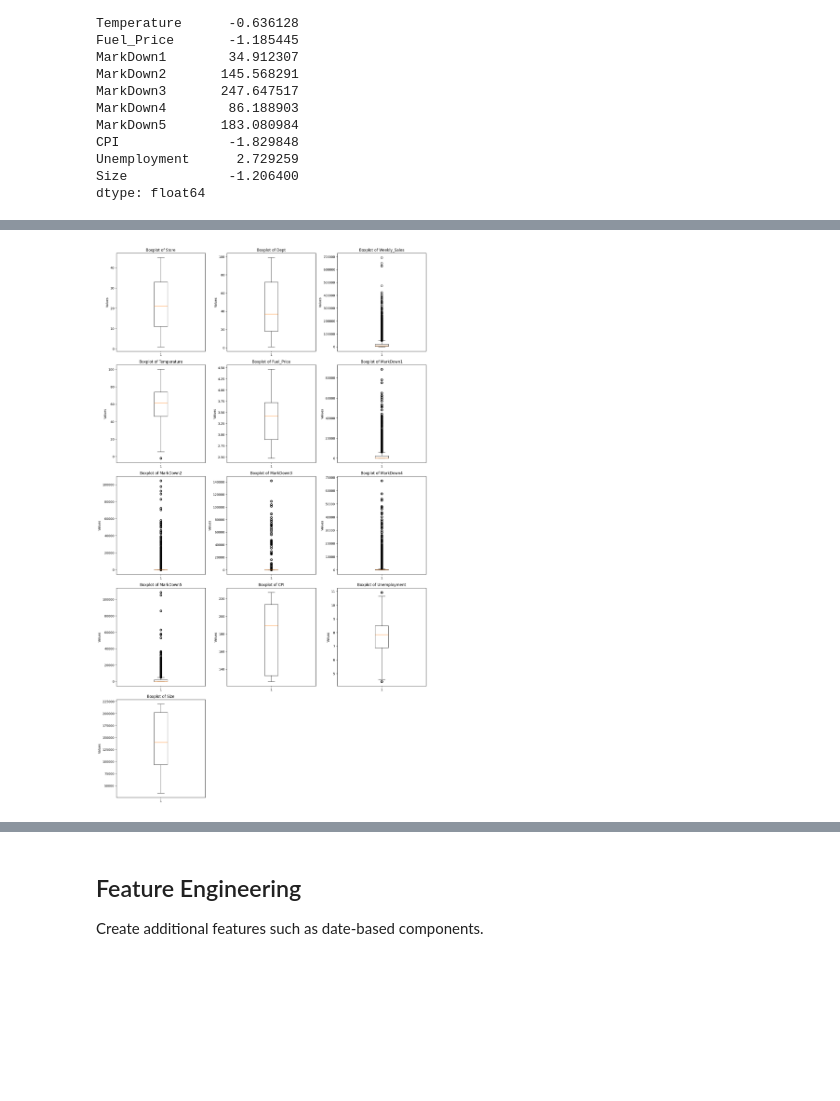
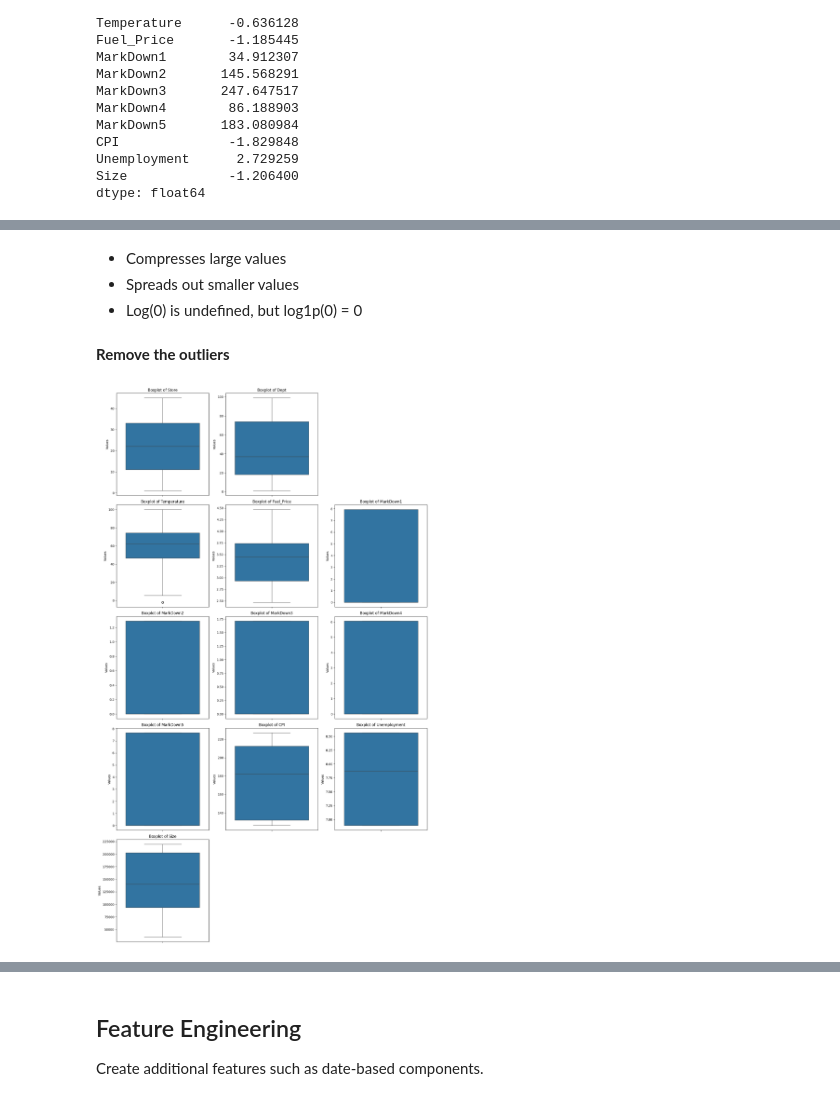
Before and after one commit to bright-light-hub/ML, a Jupyter notebook: Retail Sales Analytics.ipynb, the cells around one changed output, grey strips where cells are left out. Saved outputs shown, nothing was run; the diff lists cells and outputs as text; code cells hidden in the pictures; blank space fills up the shorter version.

```diff
--- a/Retail Sales Analytics.ipynb
+++ b/Retail Sales Analytics.ipynb
@@ -360,3 +365,0 @@ np.float64(-4213.575000000001)
-# %%
-df = df[(df['Unemployment'] > lower_bound['Unemployment']) & (df['Unemployment'] < upper_bound['Unemployment'])]
-df.reset_index(drop=True, inplace=True)
@@ -365,0 +480,13 @@ df.reset_index(drop=True, inplace=True)
+# %%
+num_cols = len(numerical_columns)
+plt.figure(figsize=(15, 5 * num_cols))
+for i, col in enumerate(numerical_columns, 1):
+    if col == "Weekly_Sales":
+        continue
+    plt.subplot(num_cols, 3, i)
+    sns.boxplot(df[col])
+    plt.title(f'Boxplot of {col}')
+    plt.ylabel('Values')
+
+plt.tight_layout()
+plt.show()
@@ -366,13 +495,29 @@ df.reset_index(drop=True, inplace=True)
+# %%
+for col in ['MarkDown1', 'MarkDown2', 'MarkDown3', 'MarkDown4', 'MarkDown5']:
+    df[col] = np.log1p(df[col])
+# %% [markdown]
+- Compresses large values
+- Spreads out smaller values
+- Log(0) is undefined, but log1p(0) = 0
+# %%
+for col in ['MarkDown1', 'MarkDown2', 'MarkDown3', 'MarkDown4', 'MarkDown5', 'Unemployment']:
+    q_low = df[col].quantile(0.25)
+    q_hi = df[col].quantile(0.75)
+    df[col] = np.clip(df[col], q_low, q_hi)
+# %% [markdown]
+**Remove the outliers**
 # %%
 num_cols = len(numerical_columns)
 plt.figure(figsize=(15, 5 * num_cols))
 for i, col in enumerate(numerical_columns, 1):
+    if col == "Weekly_Sales":
+        continue
     plt.subplot(num_cols, 3, i)
-    plt.boxplot(df[col])
+    sns.boxplot(df[col])
     plt.title(f'Boxplot of {col}')
     plt.ylabel('Values')
 
 plt.tight_layout()
 plt.show()
 # %% [output]
-[figure, old version]
+[figure, new version]
```
Also changed, not shown: parts of 75 cells of this notebook.
